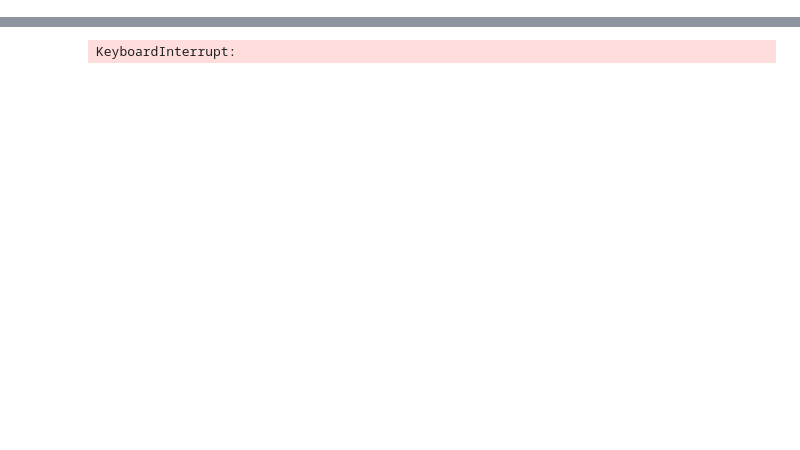
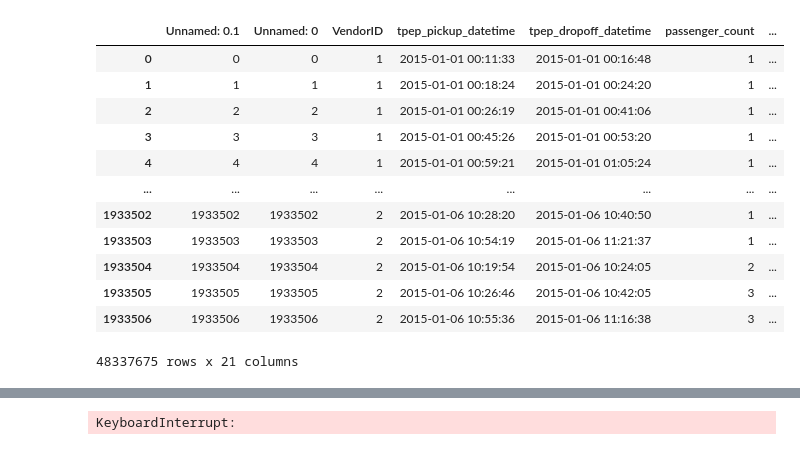
Before and after one commit to hsirkar/trace-analysis, a Jupyter notebook: messing around with modin.ipynb, the cells around one changed output, grey strips where cells are left out. Saved outputs shown, nothing was run; the diff lists cells and outputs as text; code cells hidden in the pictures; blank space fills up the shorter version.

```diff
--- a/messing around with modin.ipynb
+++ b/messing around with modin.ipynb
@@ -6,0 +101,2 @@ modin_cfg.Engine.put("ray")
+# %%
+df = pd.read_csv('taxi.csv', parse_dates=["tpep_pickup_datetime", "tpep_dropoff_datetime"], quoting=3)
@@ -6,0 +105,18 @@ modin_cfg.Engine.put("ray")
+# %%
+big_modin_df = pd.concat([df for _ in range(25)])
+# %%
+big_modin_df
+# %% [output]
+|  | Unnamed: 0.1 | Unnamed: 0 | VendorID | tpep_pickup_datetime | tpep_dropoff_datetime | passenger_count | ... |
+| 0 | 0 | 0 | 1 | 2015-01-01 00:11:33 | 2015-01-01 00:16:48 | 1 | ... |
+| 1 | 1 | 1 | 1 | 2015-01-01 00:18:24 | 2015-01-01 00:24:20 | 1 | ... |
+| 2 | 2 | 2 | 1 | 2015-01-01 00:26:19 | 2015-01-01 00:41:06 | 1 | ... |
+| 3 | 3 | 3 | 1 | 2015-01-01 00:45:26 | 2015-01-01 00:53:20 | 1 | ... |
+| 4 | 4 | 4 | 1 | 2015-01-01 00:59:21 | 2015-01-01 01:05:24 | 1 | ... |
+| ... | ... | ... | ... | ... | ... | ... | ... |
+| 1933502 | 1933502 | 1933502 | 2 | 2015-01-06 10:28:20 | 2015-01-06 10:40:50 | 1 | ... |
+| 1933503 | 1933503 | 1933503 | 2 | 2015-01-06 10:54:19 | 2015-01-06 11:21:37 | 1 | ... |
+| 1933504 | 1933504 | 1933504 | 2 | 2015-01-06 10:19:54 | 2015-01-06 10:24:05 | 2 | ... |
+| 1933505 | 1933505 | 1933505 | 2 | 2015-01-06 10:26:46 | 2015-01-06 10:42:05 | 3 | ... |
+| 1933506 | 1933506 | 1933506 | 2 | 2015-01-06 10:55:36 | 2015-01-06 11:16:38 | 3 | ... |
+48337675 rows x 21 columns
```
Also changed, not shown: parts of 11 cells of this notebook, 2 other files.
